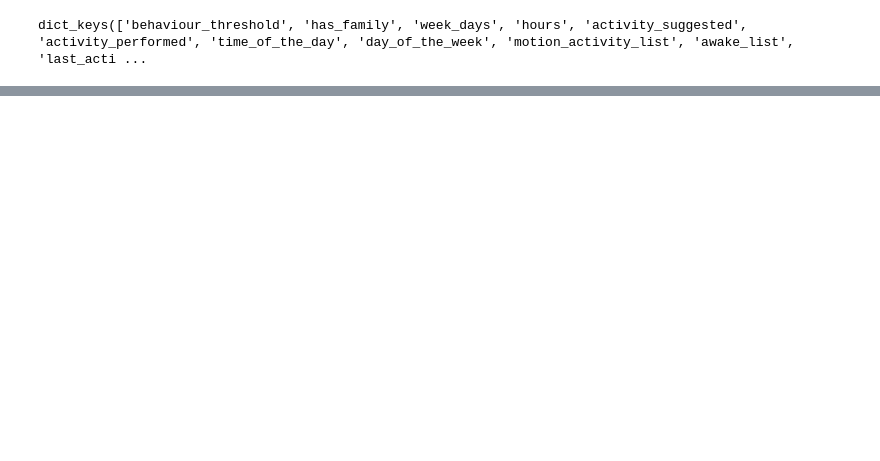
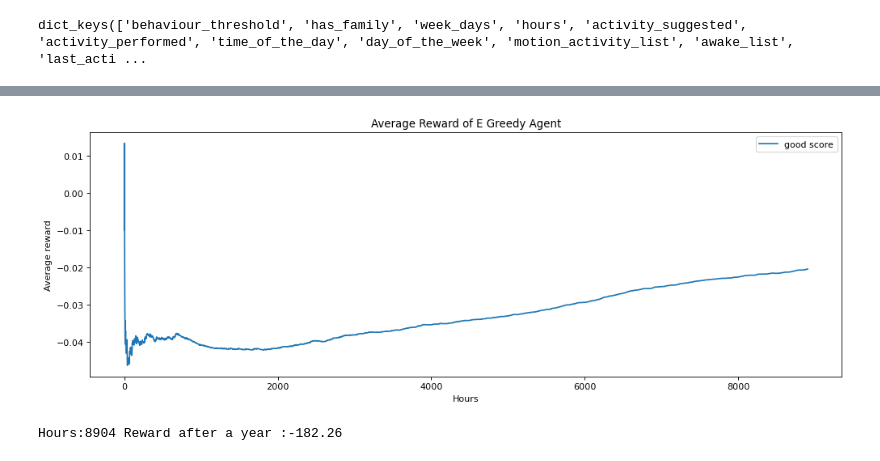
Before and after one commit to sysmon37/aibi-dhi-simulator, a Jupyter notebook: BasicPatient.ipynb, the cells around one changed output, grey strips where cells are left out. Cells and saved outputs as stored; diff of their text form; code cells hidden in the pictures; blank space fills up the shorter version.

```diff
--- a/BasicPatient.ipynb
+++ b/BasicPatient.ipynb
@@ -177,0 +250,80 @@ np.argmax(q_table[13,6, 0,0, 0,0, 0,0,0])
+# %%
+num_runs = 100
+all_averages = []
+perVsuggested = []
+S = []
+P = []
+T = []
+for run in tqdm(range(num_runs)):
+    testPatient2 = Patient(20, True)
+    q_table = np.zeros([time_of_the_day, day_of_the_week,activity_score,location, sleeping,valence,arousal,motion,cognitive_load, actionN ])
+    # Hyperparameters
+    alpha = 0.2
+    gamma = 0.6
+    epsilon = 0.1
+    total_reward =0
+    # For plotting metrics
+    all_epochs = []
+    total_rewardQL = []
+    state = testPatient2._get_current_state()
+    days = 31 * 12
+    scores = [0]
+    averages = []
+    total_As = []
+    total_P = []
+    j = 0
+    for i in range(1, days):
+#         testPatient2.reset()
+#         state = testPatient2._get_current_state()
+        day_reward = 0
+
+        for h in range(0, 24):
+
+            if random.uniform(0, 1) < epsilon:
+                    # Explore action space
+                prompt = random.choice([0,1])
+                activity_length = random.choice([0,1])
+                action = (prompt, activity_length )
+
+                next_state, reward = testPatient2.step(action)
+                action = action2class(action)
+#                 print(action)
+            else:
+                action  = np.argmax(q_table[state[0],state[1], state[2],state[3], state[4],state[5], state[6],state[7],state[8]]) # Exploit learned values
+                a = class2action(action)
+                next_state, reward = testPatient2.step(a)
+
+            day_reward +=reward
+            total_reward +=reward
+            old_value = q_table[state[0],state[1], state[2],state[3], state[4],state[5], state[6],state[7],state[8], action]
+            next_max = np.max(q_table[next_state[0], next_state[1],next_state[2], next_state[3],next_state[4], next_state[5],
+                                          next_state[6], next_state[7], next_state[8]])
+            new_value = (1 - alpha) * old_value + alpha * (reward + gamma * next_max)
+            q_table[state[0],state[1], state[2],state[3], state[4],state[5], state[6],state[7],state[8], action] = new_value
+            j = j + 1
+            total_rewardQL.append(reward)
+            state = next_state
+            scores.append(scores[-1] + reward)
+            averages.append(scores[-1] / (j + 1))
+        total_As.append(sum(testPatient2.activity_suggested))
+        total_P.append(sum(testPatient2.activity_performed))
+
+
+#     perVsuggested.append(sum(testPatient2.activity_performed)/sum(testPatient2.activity_suggested) )
+    all_averages.append(averages)
+    S.append(total_As)
+    P.append(total_P)
+    T.append(total_reward)
+plt.figure(figsize=(15, 5), dpi= 80, facecolor='w', edgecolor='k')
+# plt.plot([goodAverage for _ in range(days *24)], linestyle="--")
+plt.plot(np.mean(all_averages, axis=0))
+plt.legend(["good score", "Average score"])
+plt.title("Average Reward of E Greedy Agent")
+plt.xlabel("Hours")
+plt.ylabel("Average reward")
+plt.show()
+greedy_scores = np.mean(all_averages, axis=0)
+print('Hours:{} Reward after a year :{}'.format(j, np.mean(T)))
+# %% [output]
+[figure, added]
+Hours:8904 Reward after a year :-182.26
```
Also changed, not shown: parts of 35 cells of this notebook, 1 other file.
